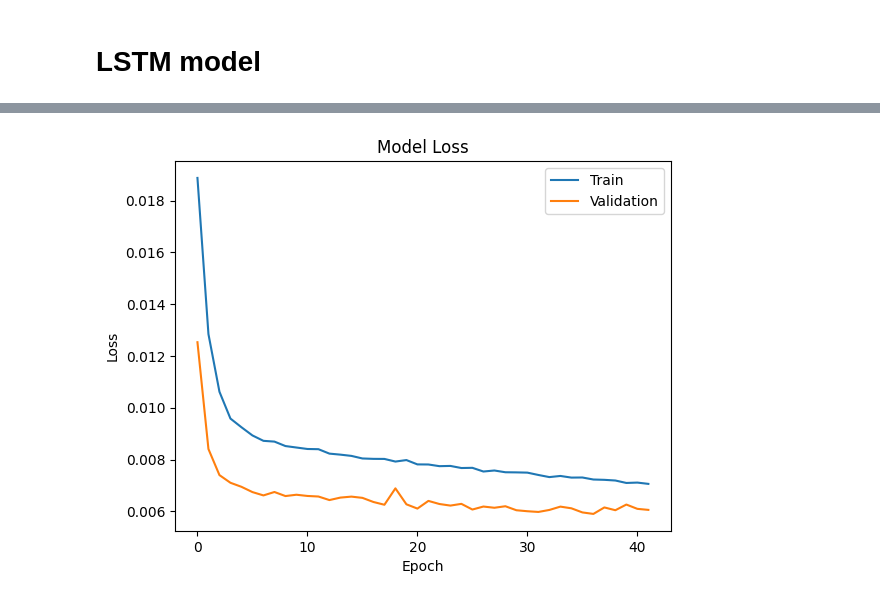
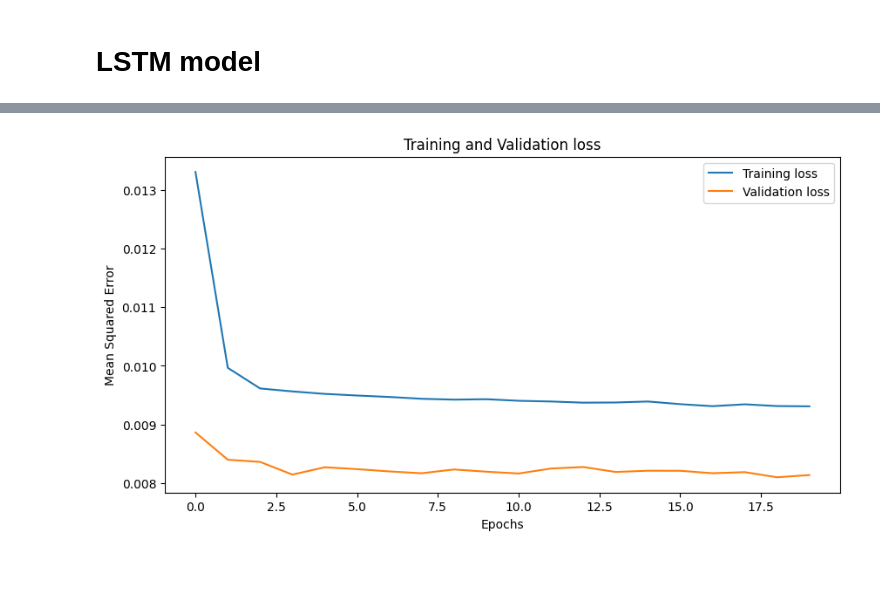
Before and after one commit to samirp92/Final-Year-Project-Time-Series-Forecating-, a Jupyter notebook: LSTM_Electric_Power_Consumption_Forecasting_Student_ID_21072112.ipynb, the cells around one changed output, grey strips where cells are left out. Saved outputs shown, nothing was run; the diff lists cells and outputs as text; code cells hidden in the pictures; blank space fills up the shorter version.

Commit message:
LSTM model with sequence=1

```diff
--- a/LSTM_Electric_Power_Consumption_Forecasting_Student_ID_21072112.ipynb
+++ b/LSTM_Electric_Power_Consumption_Forecasting_Student_ID_21072112.ipynb
@@ -206,4 +282,7 @@ AttributeError: 'DataFrame' object has no attribute 'column'
 # %%
 # Normalize the data
-scaler = MinMaxScaler()
+scaler = MinMaxScaler(feature_range=(0, 1))
 scaled_df = scaler.fit_transform(df1)
+
+# See the scaled data
+scaled_df
@@ -211,7 +304,7 @@ scaled_df = scaler.fit_transform(df1)
 # Train-Test Splitting
 # %%
 # Define sequence length and features
-sequence_length = 60            # Number of time steps in each sequence
+sequence_length = 1             # Number of time steps to consider in each sequence
 num_features = len(df1.columns)  # Number of features
 
 # Create sequences and corresponding labels
@@ -281,9 +377,11 @@ _________________________________________________________________
 # %%
 # Define callbacks
-early_stopping = EarlyStopping(monitor='val_loss', patience=5, restore_best_weights=True)
-model_checkpoint = ModelCheckpoint(root_path, monitor='val_loss', save_best_only=True)
+#early_stopping = EarlyStopping(monitor='val_loss', patience=20, min_delta=0.05)
 
-# Train the model
-history = model.fit(X_train, y_train, epochs=50, batch_size=64, validation_split=0.2,
-                    callbacks=[early_stopping, model_checkpoint])
+# Fit the model
+#history = model.fit(X_train, y_train, epochs=20, batch_size=32, validation_data=(X_test, y_test), callbacks=[early_stopping])
+
+
+# Fit the model
+history = model.fit(X_train, y_train, epochs=20, batch_size=70, validation_data=(X_test, y_test), verbose=2, shuffle=False)
 # %% [output]
@@ -306,0 +405,3 @@ Epoch 42/50
+# %%
+# Fit the model
+history = model.fit(X_train, y_train, epochs=50, batch_size=528, validation_data=(X_test, y_test))
@@ -307,11 +426,12 @@ Epoch 42/50
 # %%
-# Plot training & validation loss values
-plt.plot(history.history['loss'])
-plt.plot(history.history['val_loss'])
-plt.title('Model Loss')
-plt.xlabel('Epoch')
-plt.ylabel('Loss')
-plt.legend(['Train', 'Validation'], loc='upper right')
+# Plot the training and validation loss (MSE)
+plt.figure(figsize=(10, 5))
+plt.plot(history.history['loss'], label='Training loss')
+plt.plot(history.history['val_loss'], label='Validation loss')
+plt.title('Training and Validation loss')
+plt.xlabel('Epochs')
+plt.ylabel('Mean Squared Error')
+plt.legend()
 plt.show()
 # %% [output]
-[figure, old version]
+[figure, new version]
```
Also changed, not shown: parts of 29 cells of this notebook.
